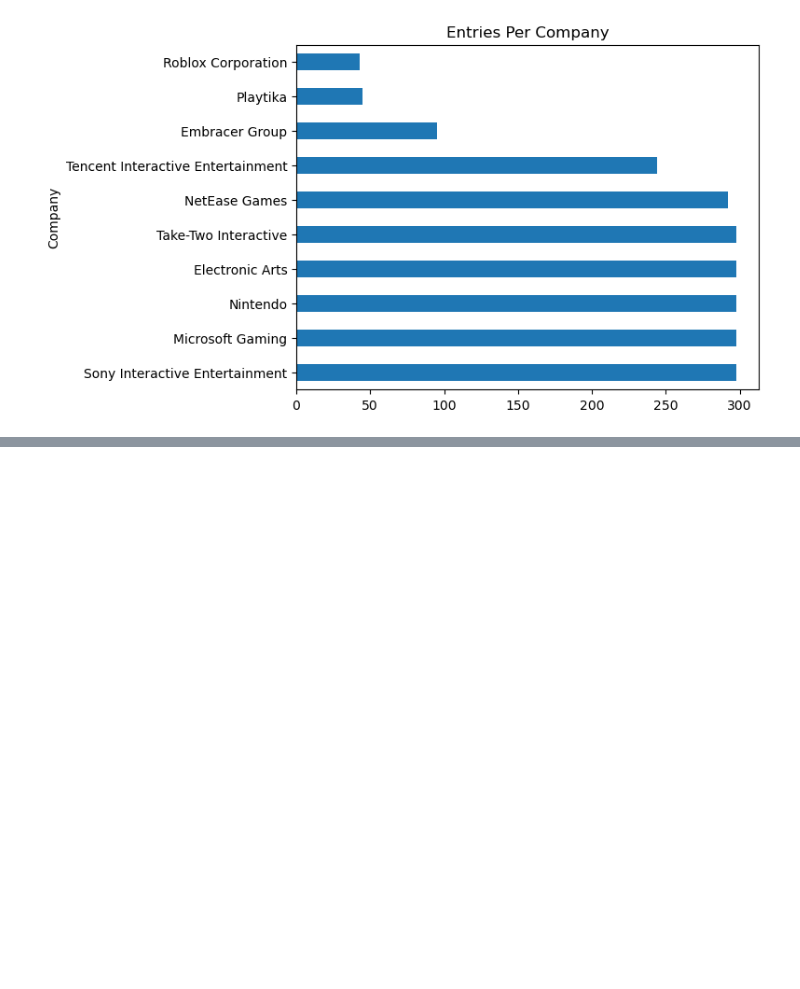
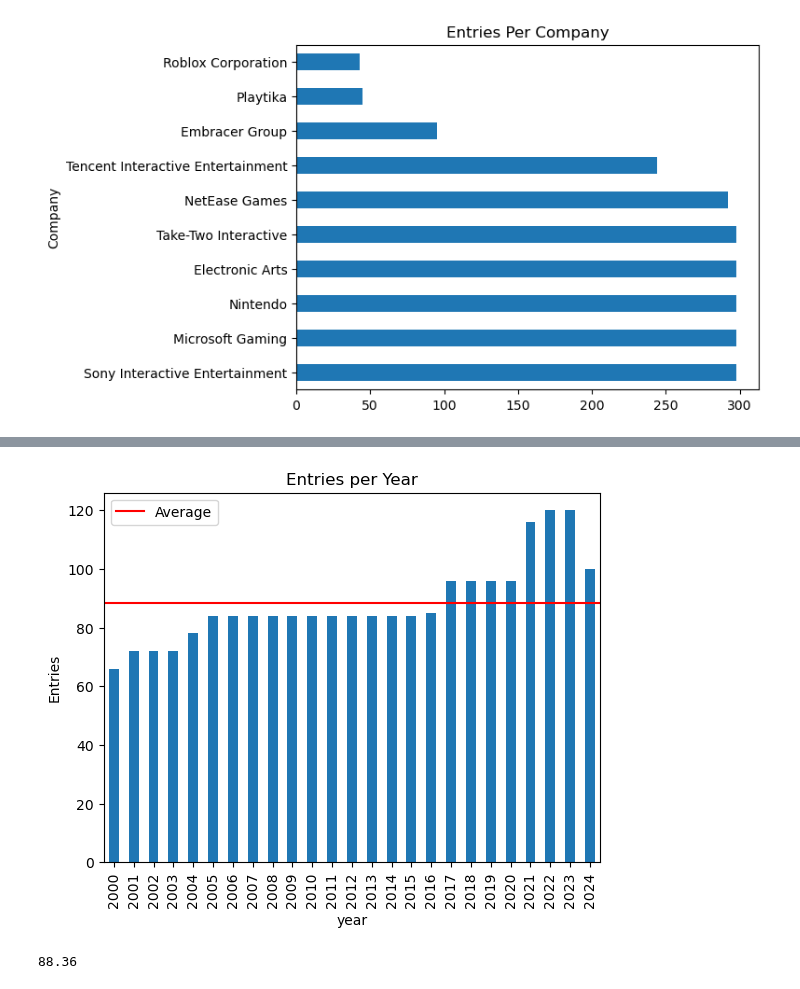
Before and after one commit to Djohnson1313/gaming_company_stocks_analysis, a Jupyter notebook: gaming_stocks_analysis.ipynb, the cells around one changed output, grey strips where cells are left out. Saved outputs shown, nothing was run; the diff lists cells and outputs as text; code cells hidden in the pictures; blank space fills up the shorter version.

```diff
--- a/gaming_stocks_analysis.ipynb
+++ b/gaming_stocks_analysis.ipynb
@@ -202,0 +206,20 @@ df[df['Currency'] == 'JPY']
+# %%
+df['Date'] = pd.to_datetime(df['Date'])
+df['year'] = df['Date'].dt.year
+entries_per_year = df.groupby('year').size()
+
+fig, ax = plt.subplots()
+
+ax.set_title('Entries per Year')
+ax.set_ylabel('Entries')
+avg = sum(entries_per_year) / len(entries_per_year)
+ax.axhline(avg, color = 'r')
+entries_per_year.plot(kind = 'bar')
+plt.legend(['Average'])
+plt.show();
+# %% [output]
+[figure, added]
+# %%
+print(avg)
+# %% [output]
+88.36
```
Also changed, not shown: parts of 10 cells of this notebook.
